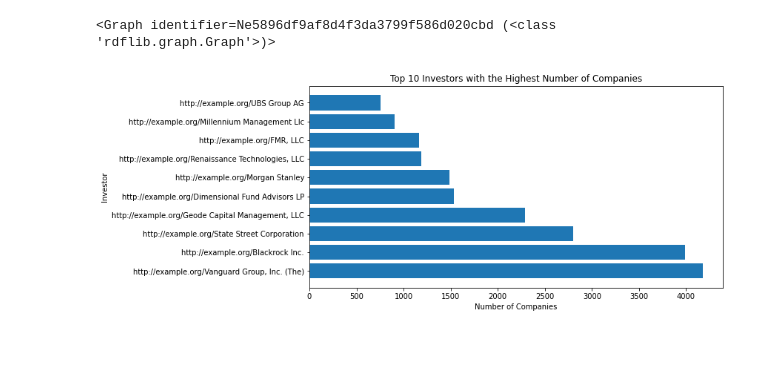
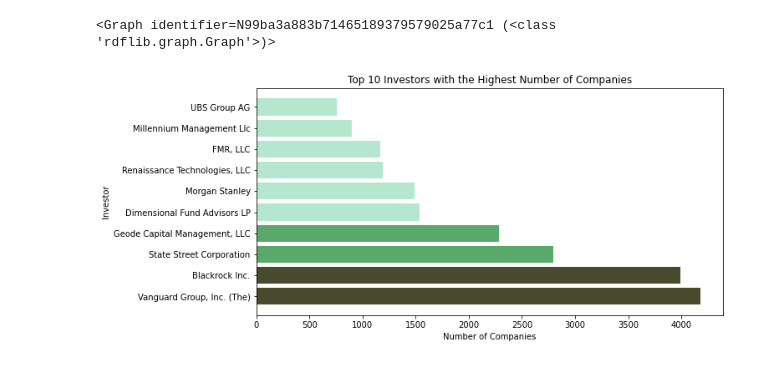
Before and after one commit to GHsoda/KG, a Jupyter notebook: knowledge_graph.ipynb, the cells around one changed output. Drawn from its saved outputs; the diff is of its cells as text; code cells hidden in the pictures.

Commit message:
new queries and plots

```diff
--- a/knowledge_graph.ipynb
+++ b/knowledge_graph.ipynb
@@ -2,44 +2,48 @@
 import rdflib
 
 g = rdflib.Graph()
-g.parse("graph.ttl",format="ttl") #load local rdf file
+g.parse("graph_stardog.ttl",format="ttl") #load local rdf file
 # %% [output]
-<Graph identifier=Ne5896df9af8d4f3da3799f586d020cbd (<class 'rdflib.graph.Graph'>)>
+<Graph identifier=N99ba3a883b71465189379579025a77c1 (<class 'rdflib.graph.Graph'>)>
 # %%
-import matplotlib.pyplot as plt
-
-g = rdflib.Graph()
-g.parse("graph.ttl", format="ttl")
-
 # SPARQL query to get the top 10 investors with the highest number of companies
 query = """
 PREFIX ns: <http://example.org/>
-SELECT ?investor (COUNT(DISTINCT ?company) AS ?numCompanies)
+SELECT ?name (COUNT(DISTINCT ?company) AS ?numCompanies)
 WHERE {
   ?investment ns:investor ?investor ;
               ns:shareholderOf ?company .
+  ?investor ns:name ?name .
+
 }
-GROUP BY ?investor
+GROUP BY ?name
 ORDER BY DESC(?numCompanies)
 LIMIT 10
+
 """
 
 results = g.query(query)
 
 investors = []
 num_companies = []
 
+import matplotlib.pyplot as plt
+
 # Extract the results and store them in two lists: investors and num_companies
 for row in results:
     investors.append(str(row[0]))
     num_companies.append(int(row[1]))
 
+
+# Generate a list of colors based on the num_companies values
+colors = ['#B4E7CE' if n < 1600 else '#59A96A' if n < 3000 else '#474A2C' for n in num_companies]
+
 # Plot the histogram
 plt.figure(figsize=(10, 5))
-plt.barh(investors, num_companies)
+plt.barh(investors, num_companies, color=colors)
 plt.xlabel("Number of Companies")
 plt.ylabel("Investor")
 plt.title("Top 10 Investors with the Highest Number of Companies")
 plt.show()
 # %% [output]
-[figure, old version]
+[figure, new version]
```
Also changed, not shown: parts of 1 cell of this notebook, 1 other file.
